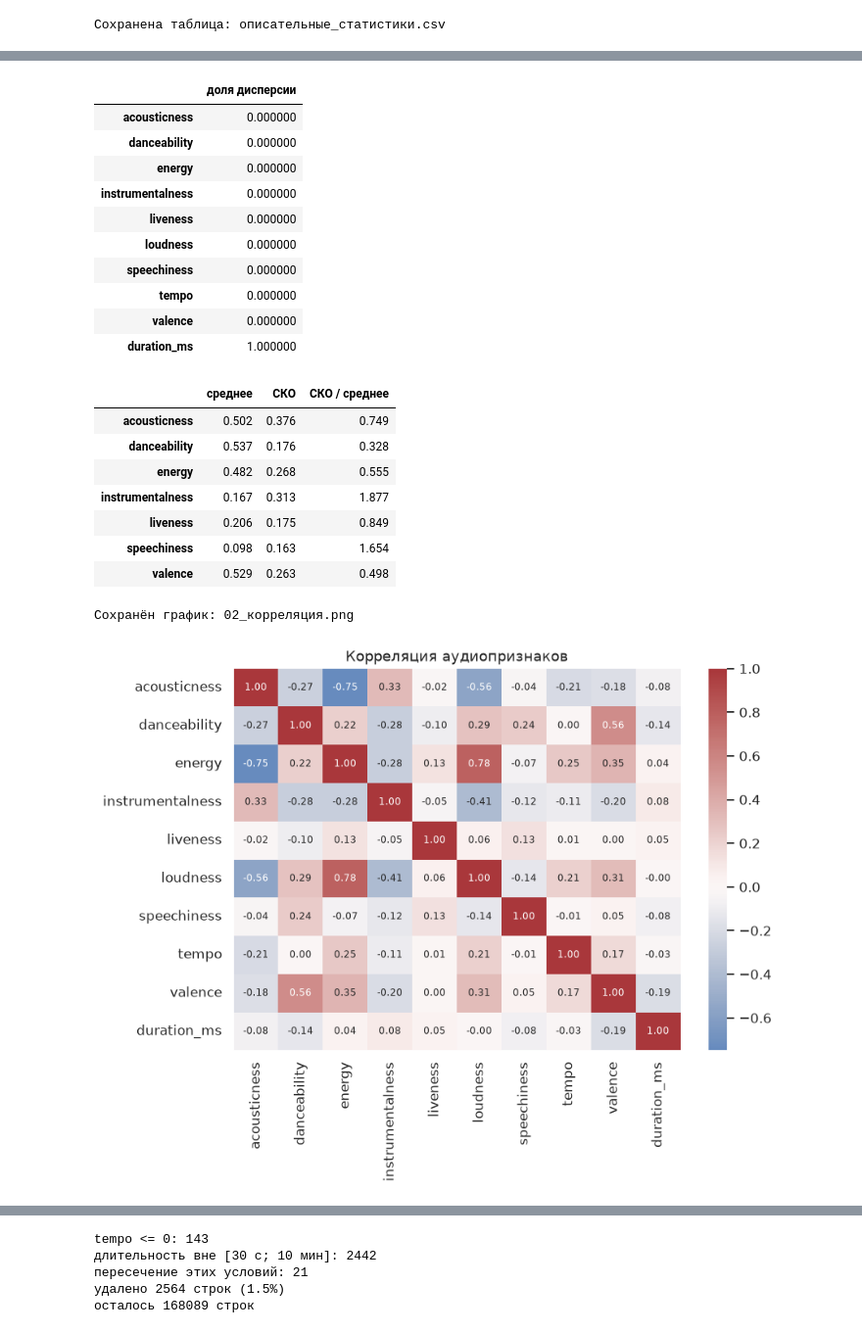
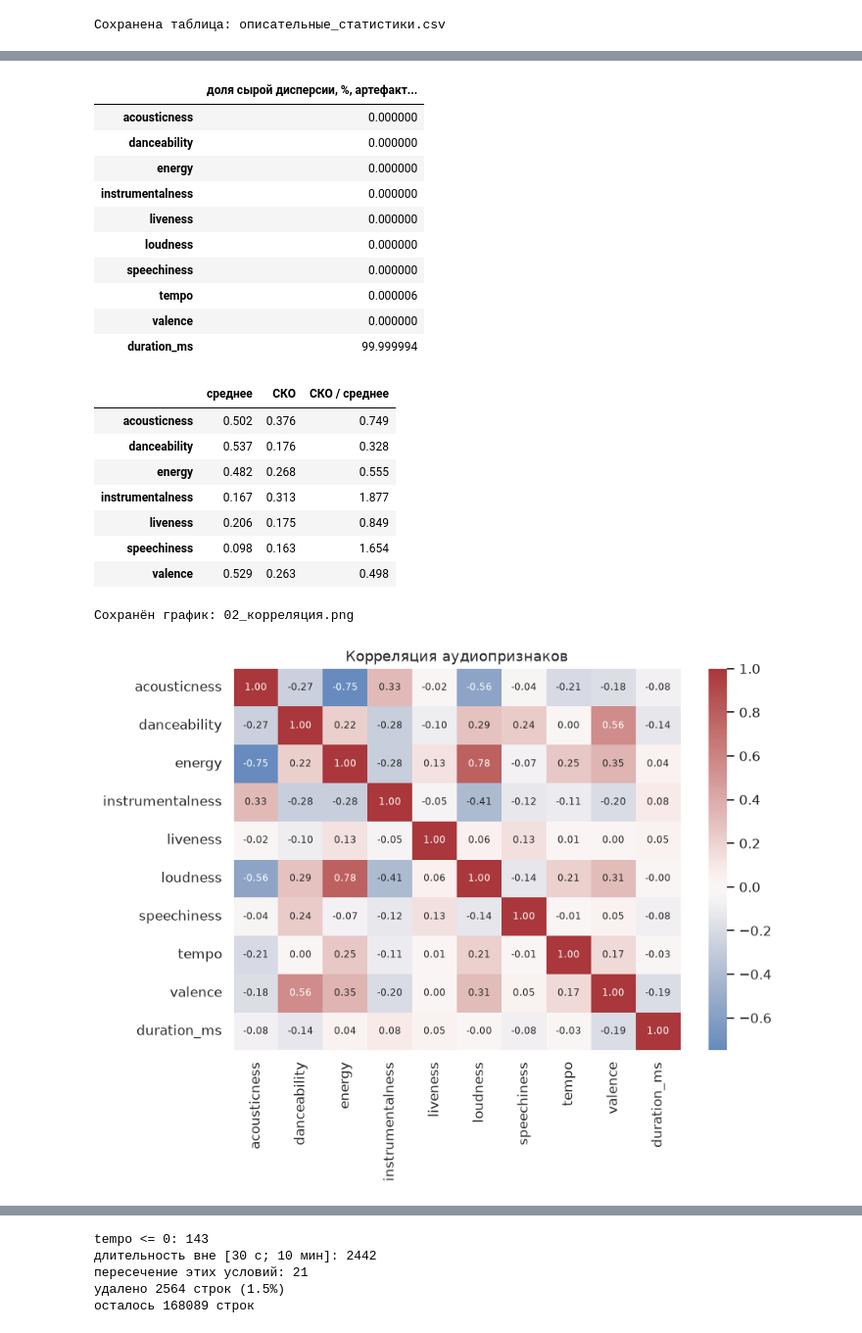
Before and after one commit to etnight15/AI-and-ML-3LB, a Jupyter notebook: lab3_clustering.ipynb, the cells around one changed output, grey strips where cells are left out. Shown at 98% size. Saved outputs shown, nothing was run; the diff lists cells and outputs as text; code cells hidden in the pictures.

```diff
--- a/lab3_clustering.ipynb
+++ b/lab3_clustering.ipynb
@@ -229,24 +231,28 @@ save_show("01_распределения.png")
 
 Для K-means и метода Уорда нормальность признаков не требуется. Приводить хвосты к нормальному виду логарифмом не стоит: как раз крайние значения speechiness и двумодальность acousticness отделяют содержательные группы.
 # %%
+# Не информационная значимость: дисперсия duration_ms считается в мс²,
+# поэтому доля сырой дисперсии — артефакт единиц измерения.
 raw_variance_share = tracks[AUDIO_FEATURES].var()
-raw_variance_share = (raw_variance_share / raw_variance_share.sum()).rename("доля дисперсии")
+raw_variance_share = (raw_variance_share / raw_variance_share.sum() * 100).rename(
+    "доля сырой дисперсии, %, артефакт единиц"
+)
 display(raw_variance_share.to_frame().style.format("{:.6f}"))
 
 bounded = ["acousticness", "danceability", "energy", "instrumentalness", "liveness", "speechiness", "valence"]
 spread = tracks[bounded].agg(["mean", "std"]).T
 spread["СКО / среднее"] = spread["std"] / spread["mean"]
 spread = spread.rename(columns={"mean": "среднее", "std": "СКО"})
 display(spread.round(3))
 
 correlation = tracks[AUDIO_FEATURES].corr()
 fig, axis = plt.subplots(figsize=(8.2, 6.4))
 sns.heatmap(correlation, annot=True, fmt=".2f", cmap="vlag", center=0, ax=axis, annot_kws={"size": 8})
 axis.set_title("Корреляция аудиопризнаков")
 fig.tight_layout()
 save_show("02_корреляция.png")
 # %% [output]
-|  | доля дисперсии |
+|  | доля сырой дисперсии, %, артефакт... |
 | acousticness | 0.000000 |
 | danceability | 0.000000 |
 | energy | 0.000000 |
@@ -254,9 +260,9 @@ save_show("02_корреляция.png")
 | liveness | 0.000000 |
 | loudness | 0.000000 |
 | speechiness | 0.000000 |
-| tempo | 0.000000 |
+| tempo | 0.000006 |
 | valence | 0.000000 |
-| duration_ms | 1.000000 |
+| duration_ms | 99.999994 |
 |  | среднее | СКО | СКО / среднее |
 | acousticness | 0.502 | 0.376 | 0.749 |
 | danceability | 0.537 | 0.176 | 0.328 |
```
Also changed, not shown: parts of 14 cells of this notebook, 5 other files.
